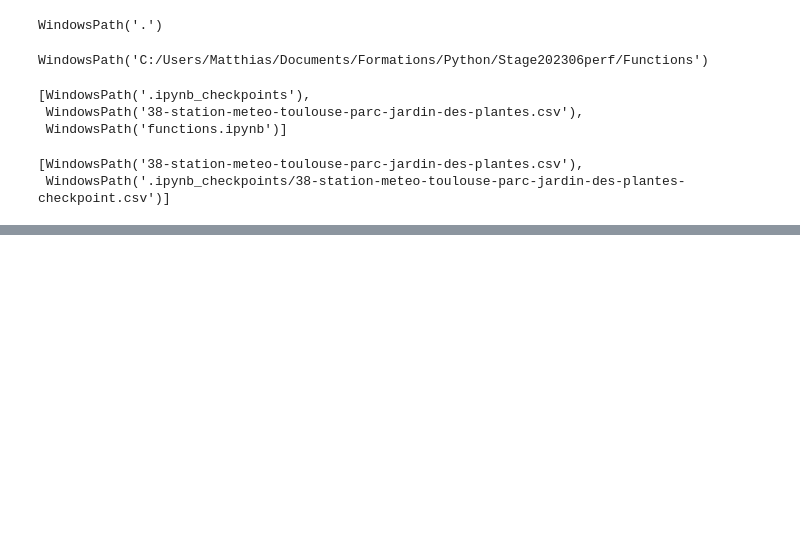
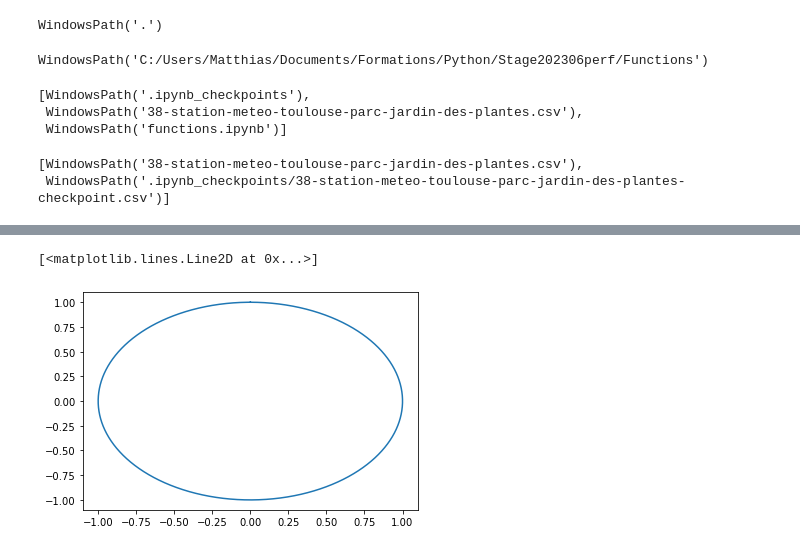
Before and after one commit to matthcol/pythonperf202306, a Jupyter notebook: Functions/functions.ipynb, the cells around one changed output, grey strips where cells are left out. Cells and saved outputs as stored; diff of their text form; code cells hidden in the pictures; blank space fills up the shorter version.

```diff
--- a/Functions/functions.ipynb
+++ b/Functions/functions.ipynb
@@ -189,0 +270,6 @@ list(current_dir.glob('**/*.csv'))
+# %%
+# y1 is interpreted as x coordinates
+plt.plot(y1,y2)
+# %% [output]
+[<matplotlib.lines.Line2D at 0x...>]
+[figure, added]
```
Also changed, not shown: parts of 27 cells of this notebook, 1 other file.
